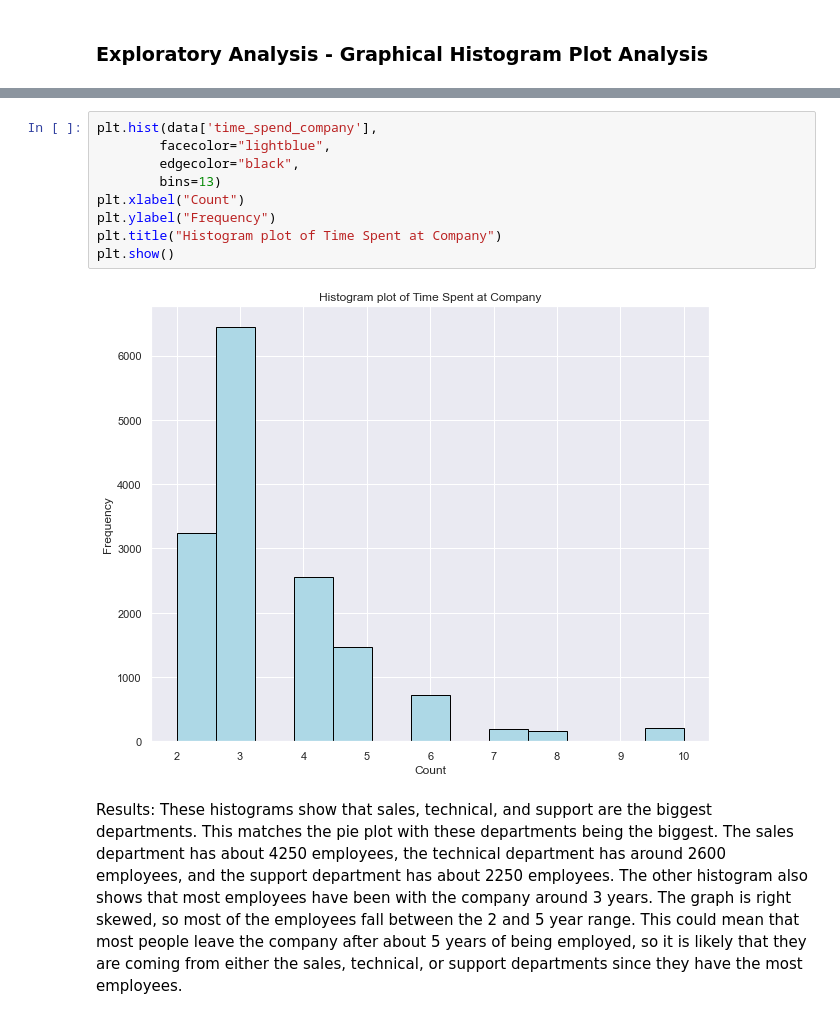
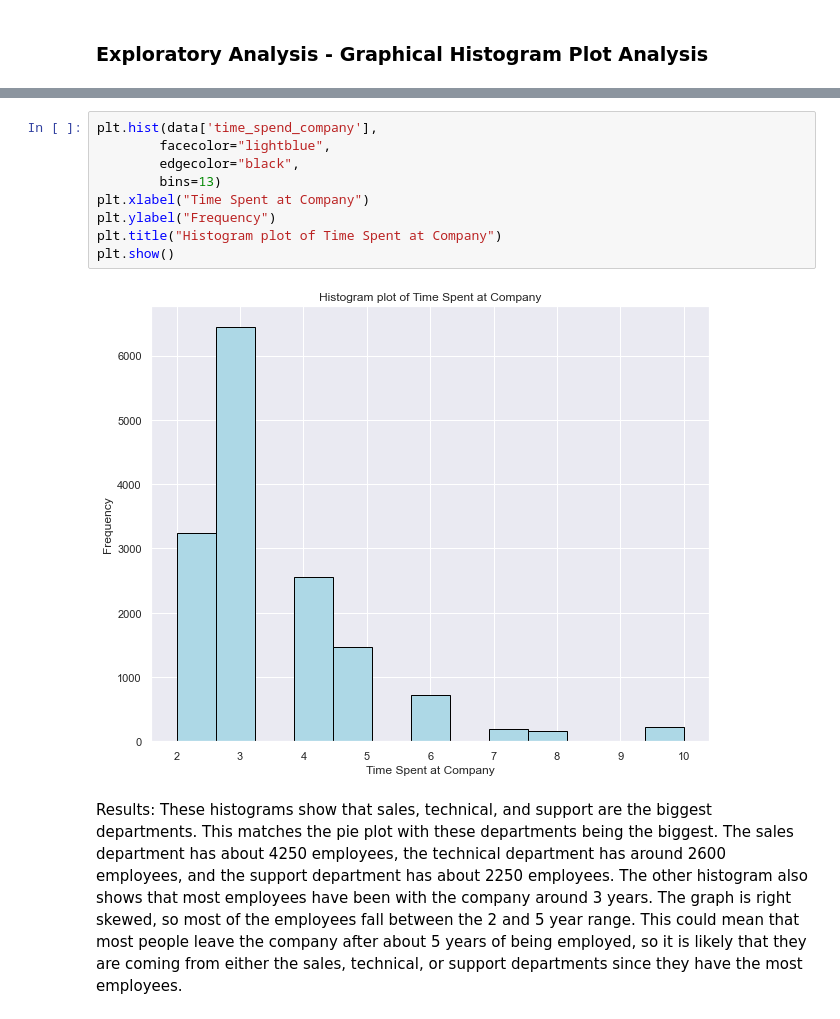
Before and after one commit to morganhardin/DS160_Final_Project_MEH, a Jupyter notebook: DS160_Final_Project_MEH.ipynb, the cells around one changed output, grey strips where cells are left out. Saved outputs shown, nothing was run; the diff lists cells and outputs as text.

```diff
--- a/DS160_Final_Project_MEH.ipynb
+++ b/DS160_Final_Project_MEH.ipynb
@@ -269,14 +272,14 @@ plt.show()
 # %%
 plt.hist(data['time_spend_company'],
         facecolor="lightblue",
         edgecolor="black",
         bins=13)
-plt.xlabel("Count")
+plt.xlabel("Time Spent at Company")
 plt.ylabel("Frequency")
 plt.title("Histogram plot of Time Spent at Company")
 plt.show()
 # %% [output]
-[figure, old version]
+[figure, new version]
 # %% [markdown]
 Results: These histograms show that sales, technical, and support are the biggest departments. This matches the pie plot with these departments being the biggest. The sales department has about 4250 employees, the technical department has around 2600 employees, and the support department has about 2250 employees. The other histogram also shows that most employees have been with the company around 3 years. The graph is right skewed, so most of the employees fall between the 2 and 5 year range. This could mean that most people leave the company after about 5 years of being employed, so it is likely that they are coming from either the sales, technical, or support departments since they have the most employees.
 # %% [markdown]
```
Also changed, not shown: parts of 22 cells of this notebook.
